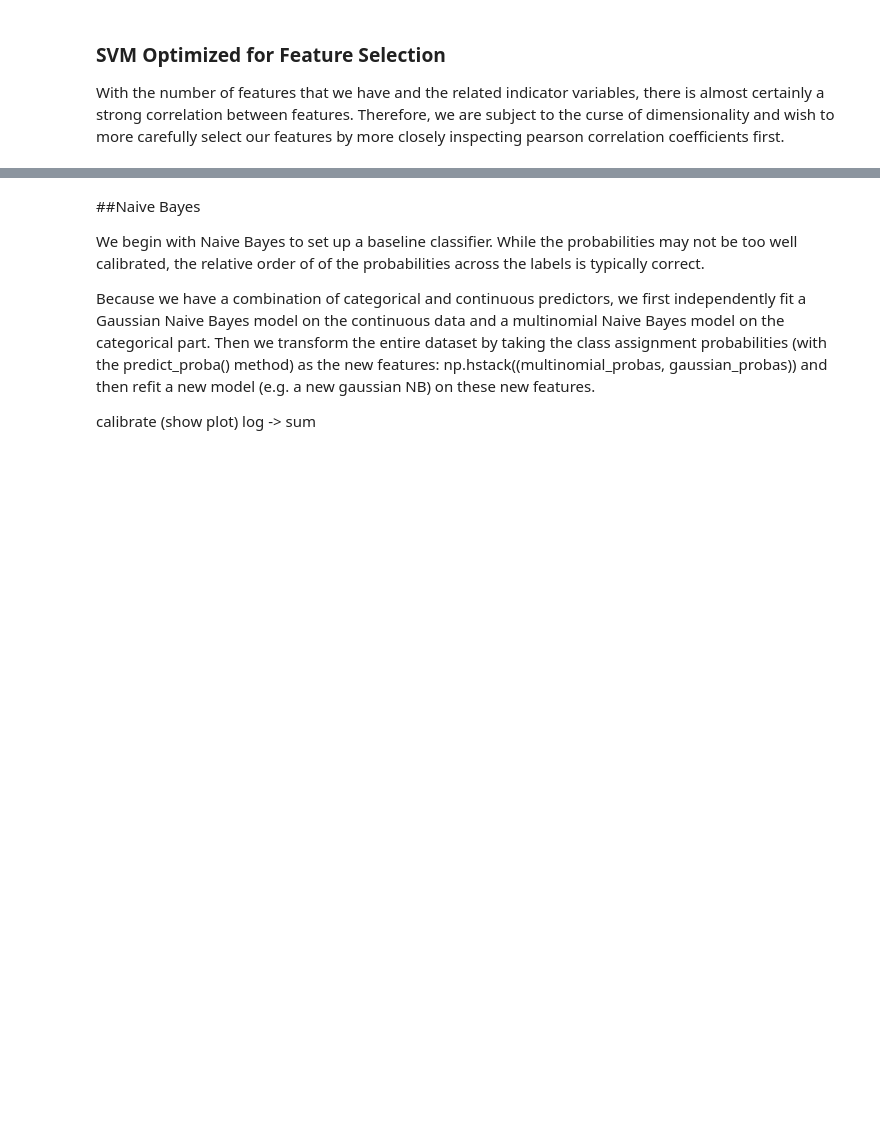
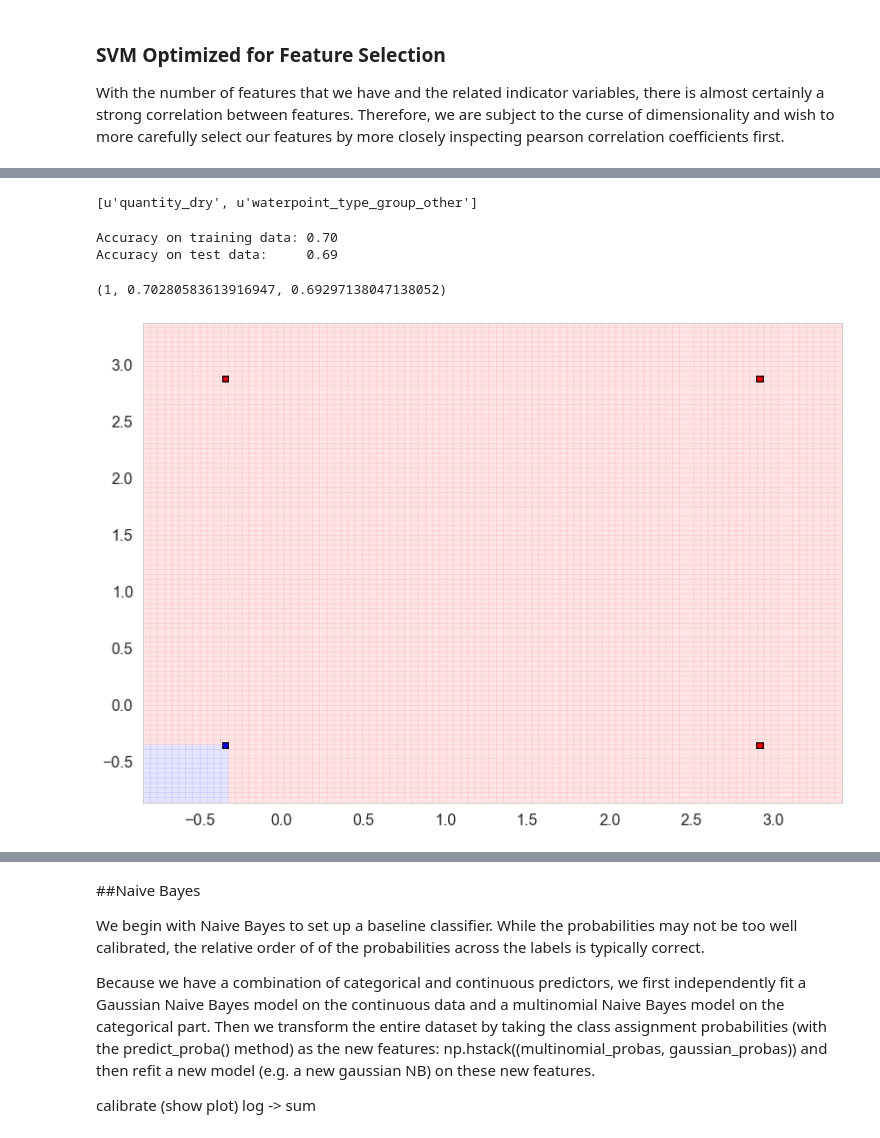
Before and after one commit to lhz1029/WellWatchers, a Jupyter notebook: Data_Exploration_and_Models_Cindy.ipynb, the cells around one changed output, grey strips where cells are left out. Saved outputs shown, nothing was run; the diff lists cells and outputs as text; code cells hidden in the pictures; blank space fills up the shorter version.

```diff
--- a/Data_Exploration_and_Models_Cindy.ipynb
+++ b/Data_Exploration_and_Models_Cindy.ipynb
@@ -469,0 +636,3 @@ With the number of features that we have and the related indicator variables, th
+# %%
+%%time
+svm2, Xtrain, ytrain, Xtest, ytest = do_classify(SVC(), {"C": [1e-2,1e2, 1e8],"gamma":[10,1,1e-5, 1e-7, 1e-9]}, df_formatted, newlcols, 'status_group', 1, reuse_split=reuse_split_balanced)
@@ -469,0 +695,17 @@ With the number of features that we have and the related indicator variables, th
+# %%
+def classify(X,y, nbrs, result=True, plotit=False, train_size=0.6):
+    Xtrain, Xtest, ytrain, ytest = train_test_split(X, y, train_size=train_size)
+    clf= KNeighborsClassifier(nbrs)
+    clf=clf.fit(Xtrain, ytrain)
+    #in sklearn accuracy can be found by using "score". It predicts and then gets the accuracy
+    training_accuracy = clf.score(Xtrain, ytrain)
+    test_accuracy = clf.score(Xtest, ytest)
+    Xall=np.concatenate((Xtrain, Xtest))
+    if result:
+        print "Accuracy on training data: %0.2f" % (training_accuracy)
+        print "Accuracy on test data:     %0.2f" % (test_accuracy)
+    if plotit:
+        plt.figure()
+        ax=plt.gca()
+        points_plot(ax, Xtrain, Xtest, ytrain, ytest, clf, alpha=0.3, psize=20)
+    return nbrs, training_accuracy, test_accuracy
@@ -469,0 +719,5 @@ With the number of features that we have and the related indicator variables, th
+# %%
+twofeats=list(bpdf.head(2).index.get_values())
+print twofeats
+# %% [output]
+[u'quantity_dry', u'waterpoint_type_group_other']
@@ -469,0 +738,15 @@ With the number of features that we have and the related indicator variables, th
+# %%
+# select two features using largest abs(correlation coefficient)
+ys=df_lab_change['status_group'].astype(int).values
+# subdf=df_lab_change[['amount_tsh','gps_height','population','date_recorded_offset_days']]
+# subdf=df_lab_change[['amount_tsh','date_recorded_offset_days']]
+subdf=df_lab_change[twofeats]
+subdfstd=(subdf - subdf.mean())/subdf.std()
+Xs2=subdfstd.values
+# %%
+classify(Xs2,ys,1,plotit=True)
+# %% [output]
+Accuracy on training data: 0.70
+Accuracy on test data:     0.69
+(1, 0.70280583613916947, 0.69297138047138052)
+[figure, added]
```
Also changed, not shown: parts of 45 cells of this notebook.
